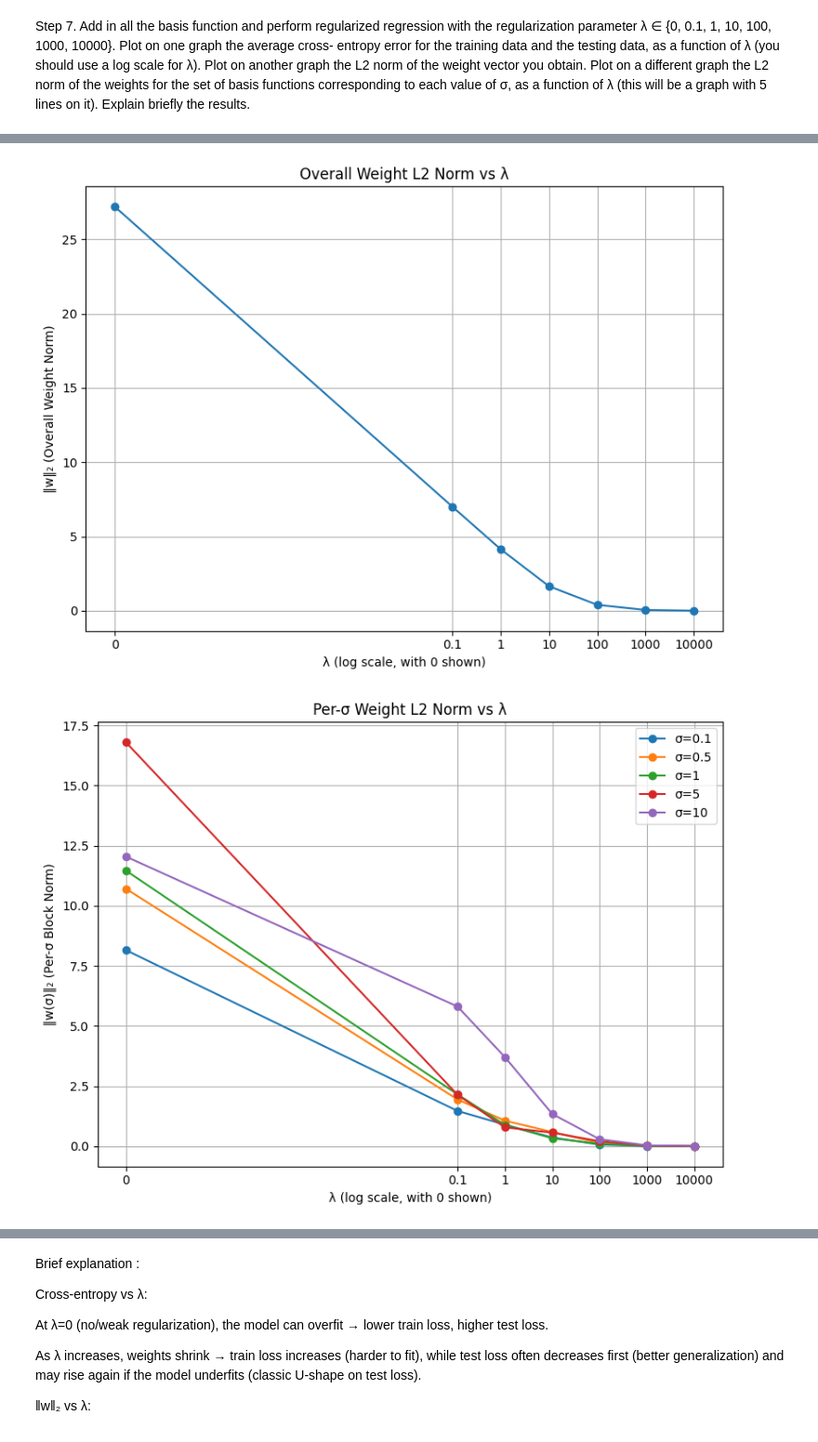
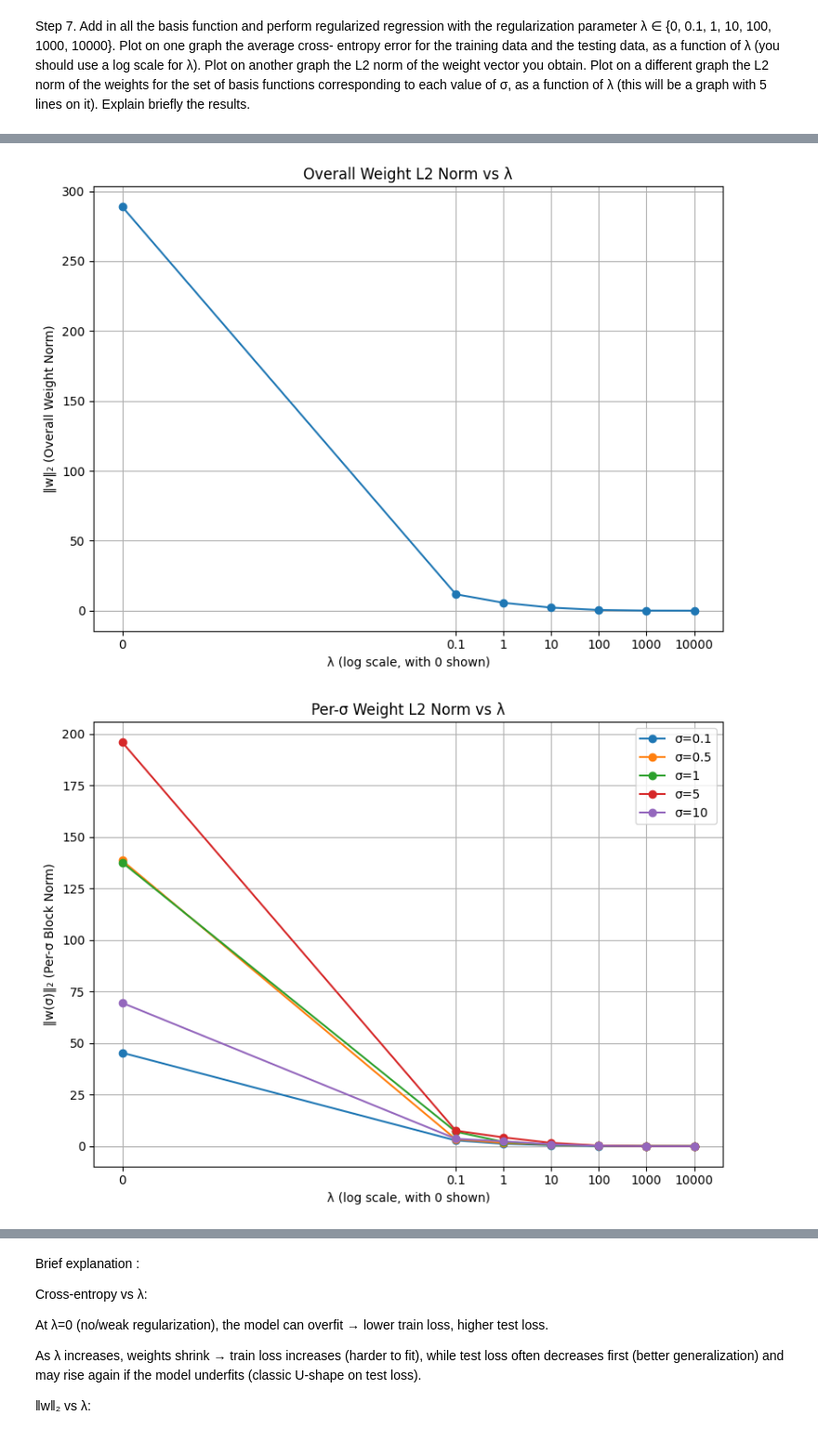
Before and after one commit to srichandana498/ML, a Jupyter notebook: ML_assignment_1.ipynb, the cells around one changed output, grey strips where cells are left out. Shown at 93% size. Drawn from its saved outputs; the diff is of its cells as text; code cells hidden in the pictures.

```diff
--- a/ML_assignment_1.ipynb
+++ b/ML_assignment_1.ipynb
@@ -566,16 +566,20 @@ graph the L2 norm of the weights for the set of basis functions corresponding to
 of σ, as a function of λ (this will be a graph with 5 lines on it). Explain briefly the results.
 # %%
 # ===========================================
-# ALL BASIS + REGULARIZED LOGISTIC REGRESSION
-# Plots: (1) Train/Test Log Loss vs λ
-#        (2) ||w||2 vs λ
-#        (3) ||w_sigma||2 vs λ (5 lines)
+# ALL BASIS + REGULARIZED LOGISTIC REGRESSION (Optimized, no fragmentation warnings)
+# - Builds all Gaussian basis columns using pd.concat once (no repeated insert)
+# - Uses standardized inputs so sigma scale is meaningful
+# - Plots:
+#    (1) Train/Test Log Loss vs λ (log-scale x; includes λ=0 tick)
+#    (2) ||w||2 vs λ
+#    (3) ||w(σ)||2 per-σ vs λ (5 lines)
 # ===========================================
 
 import io
 import numpy as np
 import pandas as pd
 import matplotlib.pyplot as plt
+from sklearn.preprocessing import StandardScaler
 from sklearn.linear_model import LogisticRegression
 from sklearn.model_selection import train_test_split
 from sklearn.metrics import log_loss
@@ -597,33 +601,43 @@ print("Head of data:")
 print(data.head(), "\n")
 
 # ---------- Prepare X, y ----------
-X = data.drop(columns=['Outcome'])
+X_raw = data.drop(columns=['Outcome'])
 y = data['Outcome'].astype(int)
 
+# Standardize inputs so σ has a consistent scale across features
+scaler = StandardScaler()
+X = pd.DataFrame(scaler.fit_transform(X_raw), columns=X_raw.columns, index=X_raw.index)
+
 # ---------- Gaussian basis helpers ----------
-def gaussian_basis(x, mu, sigma):
-    return np.exp(-((x - mu) ** 2) / (2.0 * (sigma ** 2)))
+def gaussian_basis(x_series: pd.Series, mu: float, sigma: float) -> pd.Series:
+    # x_series is standardized; mu is in standardized space
+    return np.exp(-((x_series - mu) ** 2) / (2.0 * (sigma ** 2)))
 
-means = np.linspace(-10, 10, 5)          # [-10, -5, 0, 5, 10]
+means = np.linspace(-10, 10, 5)          # [-10, -5, 0, 5, 10] in standardized space
 sigmas = [0.1, 0.5, 1, 5, 10]            # all σ values to include
 RANDOM_STATE = 42
 
-# ---------- Build ONE big design matrix with ALL σ ----------
-# name columns as: {feature}_sigma{σ}_mu{μ}
-cols = []
-blocks_by_sigma = {s: [] for s in sigmas}   # will store column names per σ
+# ---------- Build ONE big design matrix with ALL σ (concat once) ----------
+# We'll collect all columns in a list, then pd.concat once (avoids fragmentation warnings).
+all_blocks = []
+blocks_by_sigma = {s: [] for s in sigmas}   # column names per σ (for per-σ norms later)
 
-X_all = pd.DataFrame(index=X.index)
 for s in sigmas:
+    sigma_block_cols = []
     for col in X.columns:
         for m in means:
             cname = f"{col}_sigma{s}_mu{m}"
-            X_all[cname] = gaussian_basis(X[col].astype(float), m, s)
-            cols.append(cname)
+            col_values = gaussian_basis(X[col], m, s)  # Series
+            col_values.name = cname
+            sigma_block_cols.append(col_values)
             blocks_by_sigma[s].append(cname)
+    # Concat the columns for this σ into one block DataFrame
+    block_df = pd.concat(sigma_block_cols, axis=1)
+    all_blocks.append(block_df)
 
-# (Optional) Explicit bias column (intercept is already handled by sklearn, so we skip it)
-# X_all["bias"] = 1.0
+# Concat all σ blocks into the final design matrix once
+X_all = pd.concat(all_blocks, axis=1)
+print(f"Feature matrix with all bases: shape = {X_all.shape}")
 
 # ---------- Train/test split (fixed once) ----------
 X_train, X_test, y_train, y_test = train_test_split(
@@ -673,6 +687,7 @@ for lam in lambdas:
     w_norms.append(np.linalg.norm(w))
 
     # Per-σ block norms
+    # (use training column order to index)
     for s in sigmas:
         cols_s = blocks_by_sigma[s]
         idx_s = [X_train.columns.get_loc(c) for c in cols_s]
@@ -722,9 +737,9 @@ plt.show()
 # ---------- Print numeric table ----------
 results_df = pd.DataFrame({
     "lambda": lambdas,
-    "train_log_loss": np.round(train_log_losses, 5),
-    "test_log_loss":  np.round(test_log_losses, 5),
-    "w_norm":         np.round(w_norms, 5)
+    "train_log_loss": np.round(train_log_losses, 6),
+    "test_log_loss":  np.round(test_log_losses, 6),
+    "w_norm":         np.round(w_norms, 6)
 })
 print("\nSummary (log loss and weight norm) across λ:\n")
 print(results_df.to_string(index=False))
@@ -750,4 +767,4 @@ Head of data:
-[figure, old version]
+[figure, new version]
-[figure, old version]
+[figure, new version]
 Summary (log loss and weight norm) across λ:
 
```
Also changed, not shown: parts of 1 cell of this notebook.
